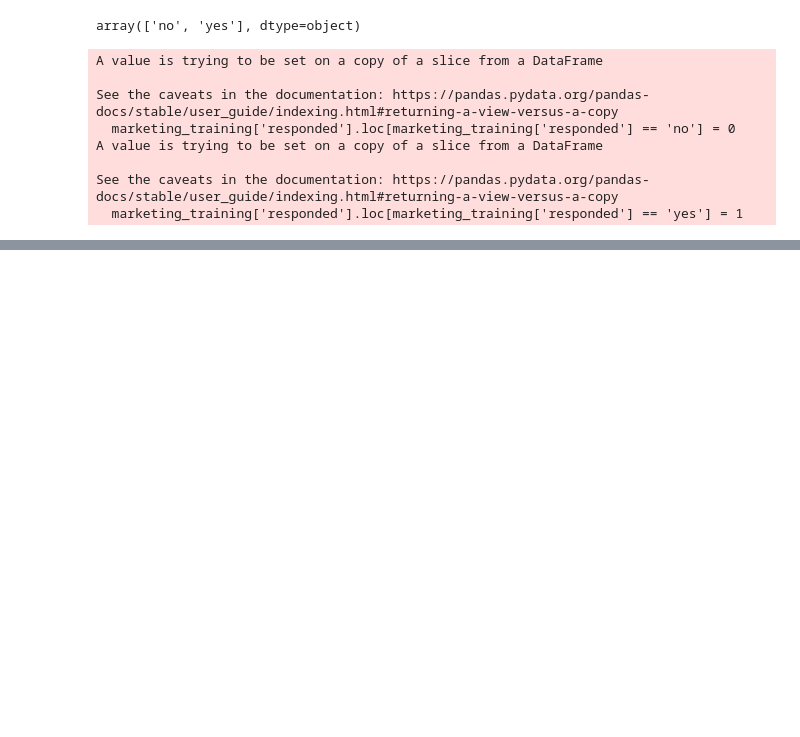
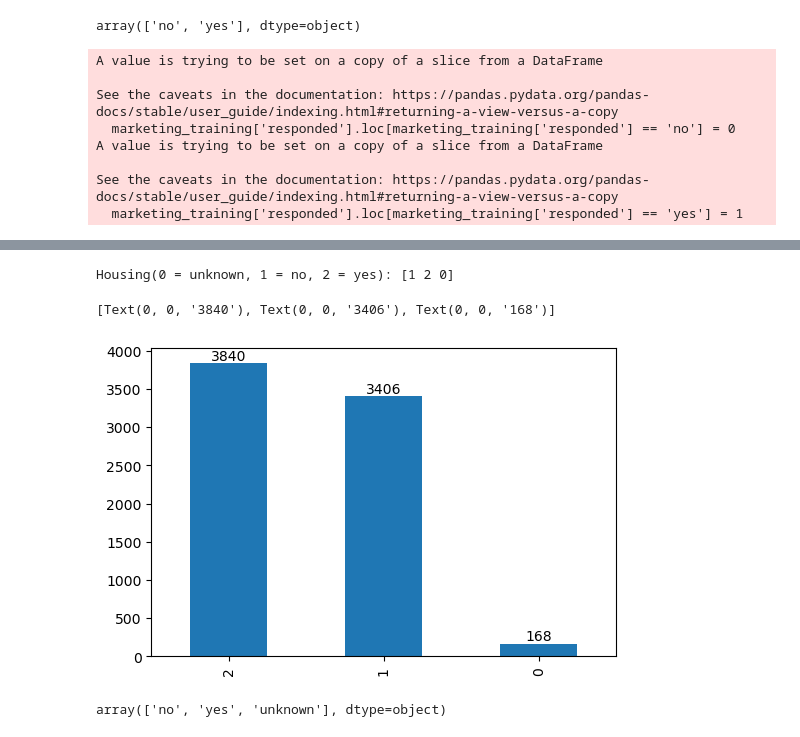
Before and after one commit to tugceturkkal/Data-Projects, a Jupyter notebook: Response to Marketing Campaign.ipynb, the cells around one changed output, grey strips where cells are left out. Drawn from its saved outputs; the diff is of its cells as text; code cells hidden in the pictures; blank space fills up the shorter version.

```diff
--- a/Response to Marketing Campaign.ipynb
+++ b/Response to Marketing Campaign.ipynb
@@ -179,0 +195,5 @@ dtype: int64
+# %%
+marketing_training['housing'].loc[marketing_training['housing'] == 'unknown'] = 0
+marketing_training['housing'].loc[marketing_training['housing'] == 'no'] = 1
+marketing_training['housing'].loc[marketing_training['housing'] == 'yes'] = 2
+marketing_training['housing'] = marketing_training['housing'].astype('int64')
@@ -179,0 +213,14 @@ dtype: int64
+# %%
+print(f'Housing(0 = unknown, 1 = no, 2 = yes): {marketing_training.housing.unique()}')
+
+# Visualize the distribution of each category
+ax = marketing_training['housing'].value_counts().plot(kind='bar', figsize=(6,4))
+ax.bar_label(ax.containers[0])
+# %% [output]
+Housing(0 = unknown, 1 = no, 2 = yes): [1 2 0]
+[Text(0, 0, '3840'), Text(0, 0, '3406'), Text(0, 0, '168')]
+[figure, added]
+# %%
+marketing_training['loan'].unique()
+# %% [output]
+array(['no', 'yes', 'unknown'], dtype=object)
```
Also changed, not shown: parts of 16 cells of this notebook.
